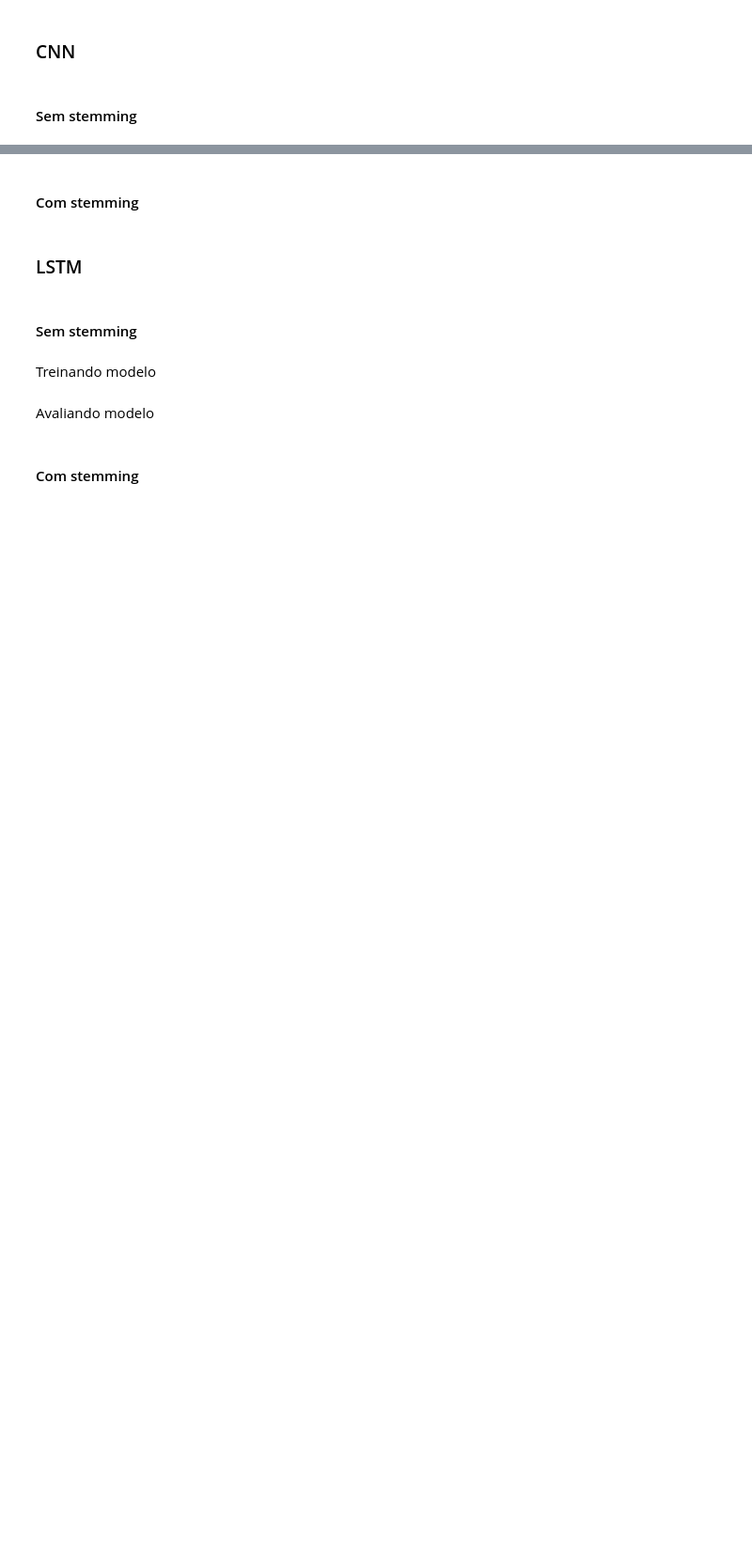
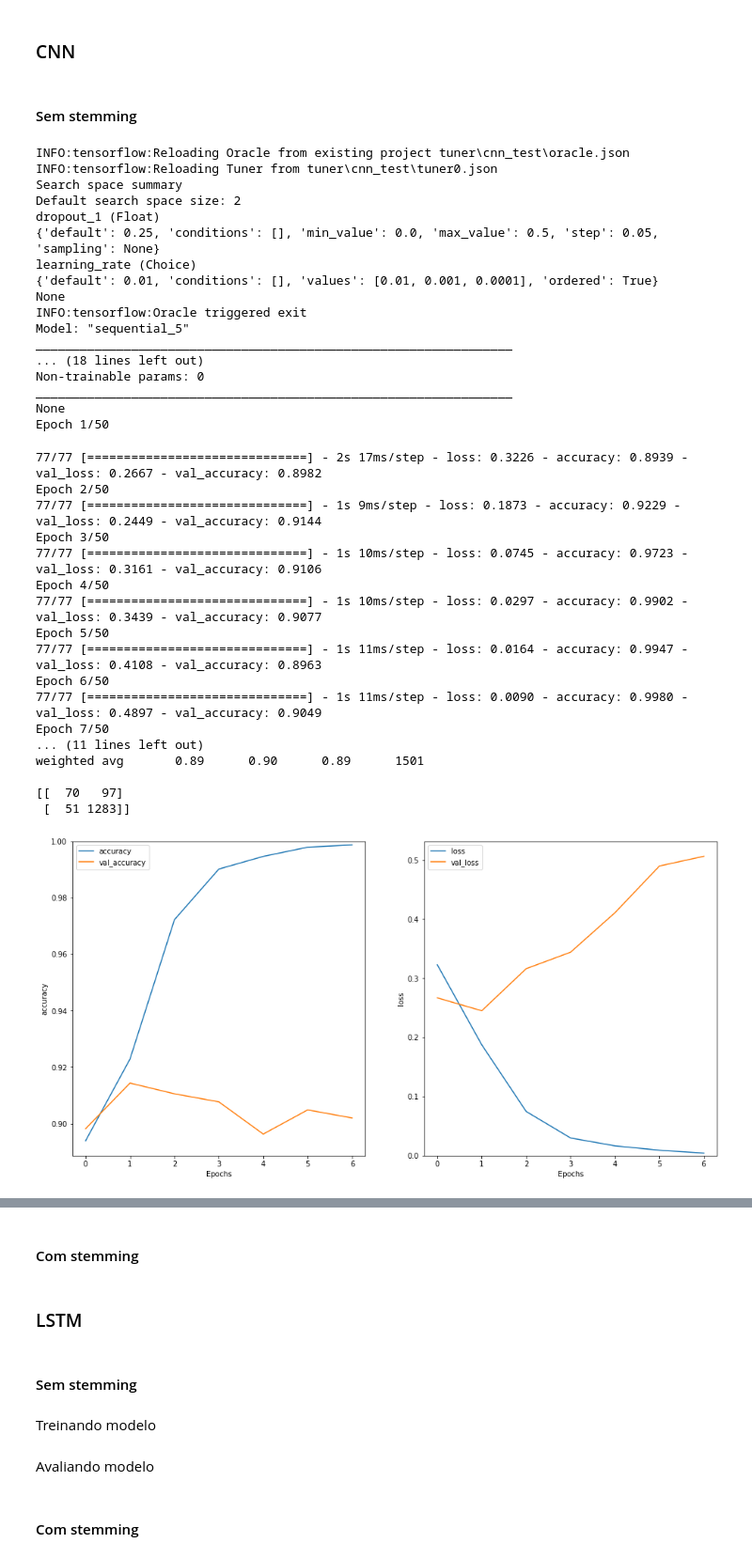
Before and after one commit to mariamaOlive/sentiment-analysis, a Jupyter notebook: classificadores.ipynb, the cells around one changed output, grey strips where cells are left out. Shown at 94% size. Saved outputs shown, nothing was run; the diff lists cells and outputs as text; code cells hidden in the pictures; blank space fills up the shorter version.

```diff
--- a/classificadores.ipynb
+++ b/classificadores.ipynb
@@ -176,3 +114,22 @@ X_train_valid_join[1] = X_train_valid_join[1].to_numpy()
+# %%
+def tokens_to_string(df):
+    X_train_join = []
+    X_train_join.append(df["reviews_pipeline_0"].apply(" ".join))
+    X_train_join.append(df["reviews_pipeline_1"].apply(" ".join))
+    X_train_join[0] = X_train_join[0].to_numpy()
+    X_train_join[1] = X_train_join[1].to_numpy()
+
+    return X_train_join
+# %%
+#Unbalanced data
+X_train_join = tokens_to_string(X_train)
+X_test_join = tokens_to_string(X_test)
+X_valid_join = tokens_to_string(X_valid)
+
+#Balanced data
+X_train_join_b = tokens_to_string(X_train_b)
+X_test_join_b = tokens_to_string(X_test_b)
+X_valid_join_b = tokens_to_string(X_valid_b)
 # %% [markdown]
 # Classificadores
 # %% [markdown]
@@ -336,2 +270,18 @@ vocab[:20]
+# %%
+def pipeline_cnn_lstm(tuner_name,X_train, y_train, X_valid, y_valid, X_test, y_test):
+    encoder = networks.sentence_encoder(X_train)
+
+    #Finding best parameters
+    tuner = networks.cnn_tuner(encoder, tuner_name)
+    best_hp = networks.search_cnn(tuner, X_train, y_train, X_valid, y_valid)
+
+    #Loading best model
+    model = networks.get_model(tuner, best_hp)
+    stop_early = tf.keras.callbacks.EarlyStopping(monitor='val_loss', patience=5)
+    history = model.fit(X_train, y_train, epochs=50, validation_data = (X_valid, y_valid), callbacks=[stop_early])
+
+    #Getting test results
+    networks.get_test_metrics(model, X_test, y_test)
+    networks.plot_acuracy_loss(history)
 # %% [markdown]
 #### Sem stemming
@@ -391,6 +288,39 @@ def model_builder_0(hp):
 # %%
-# history = model_CNN_0.fit(X_train_join[0], y_train, epochs=30,
-#                     batch_size = 32,
-#                     validation_data= (X_valid_join[0], y_valid),
-#                     validation_steps=30
-#                     )
+# Desbalanceado
+pipeline_cnn_lstm("cnn",X_train_join[0], y_train, X_valid_join[0], y_valid, X_test_join[0], y_test)
+# %% [output]
+INFO:tensorflow:Reloading Oracle from existing project tuner\cnn_test\oracle.json
+INFO:tensorflow:Reloading Tuner from tuner\cnn_test\tuner0.json
+Search space summary
+Default search space size: 2
+dropout_1 (Float)
+{'default': 0.25, 'conditions': [], 'min_value': 0.0, 'max_value': 0.5, 'step': 0.05, 'sampling': None}
+learning_rate (Choice)
+{'default': 0.01, 'conditions': [], 'values': [0.01, 0.001, 0.0001], 'ordered': True}
+None
+INFO:tensorflow:Oracle triggered exit
+Model: "sequential_5"
+_________________________________________________________________
+... (18 lines left out)
+Non-trainable params: 0
+_________________________________________________________________
+None
+Epoch 1/50
+77/77 [==============================] - 2s 17ms/step - loss: 0.3226 - accuracy: 0.8939 - val_loss: 0.2667 - val_accuracy: 0.8982
+Epoch 2/50
+77/77 [==============================] - 1s 9ms/step - loss: 0.1873 - accuracy: 0.9229 - val_loss: 0.2449 - val_accuracy: 0.9144
+Epoch 3/50
+77/77 [==============================] - 1s 10ms/step - loss: 0.0745 - accuracy: 0.9723 - val_loss: 0.3161 - val_accuracy: 0.9106
+Epoch 4/50
+77/77 [==============================] - 1s 10ms/step - loss: 0.0297 - accuracy: 0.9902 - val_loss: 0.3439 - val_accuracy: 0.9077
+Epoch 5/50
+77/77 [==============================] - 1s 11ms/step - loss: 0.0164 - accuracy: 0.9947 - val_loss: 0.4108 - val_accuracy: 0.8963
+Epoch 6/50
+77/77 [==============================] - 1s 11ms/step - loss: 0.0090 - accuracy: 0.9980 - val_loss: 0.4897 - val_accuracy: 0.9049
+Epoch 7/50
+... (11 lines left out)
+weighted avg       0.89      0.90      0.89      1501
+
+[[  70   97]
+ [  51 1283]]
+[figure, added]
```
Also changed, not shown: parts of 54 cells of this notebook, 2 other files.
